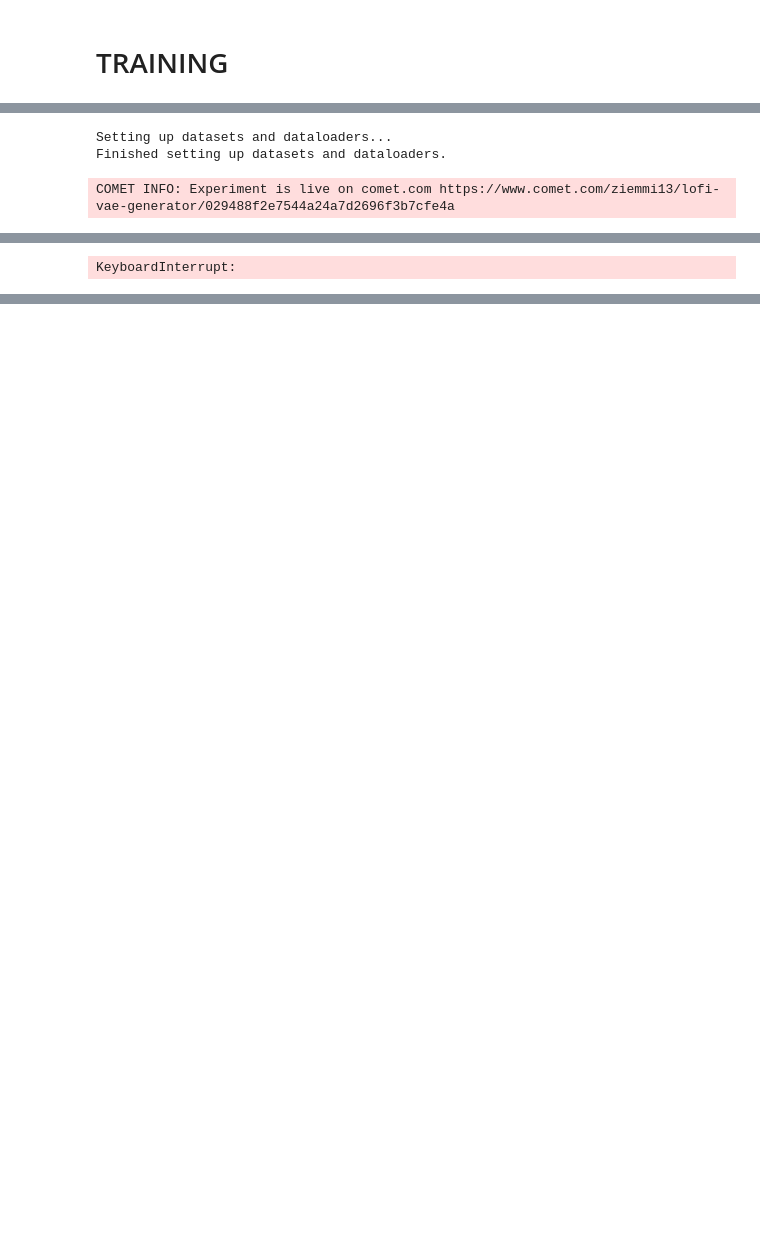
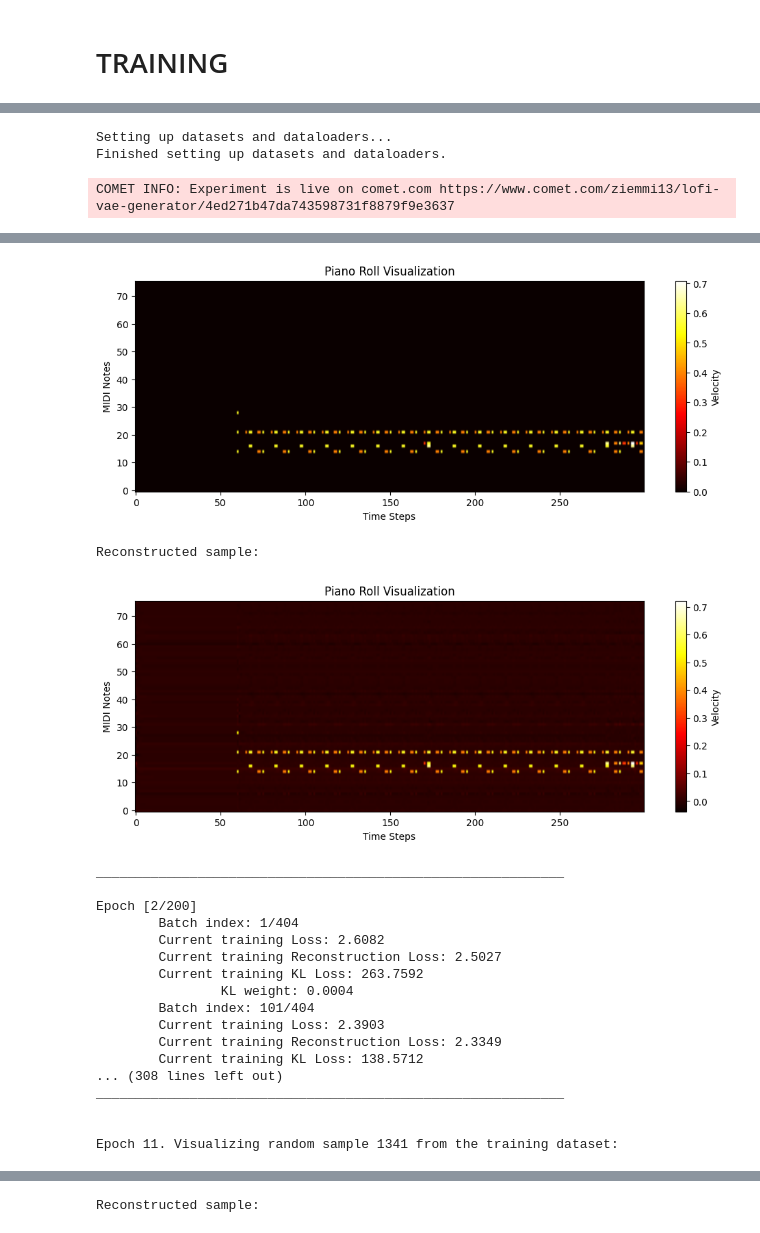
Before and after one commit to ziemmi13/Lofi-VAE-generator, a Jupyter notebook: model/Training workbook.ipynb, the cells around one changed output, grey strips where cells are left out. Saved outputs shown, nothing was run; the diff lists cells and outputs as text; code cells hidden in the pictures; blank space fills up the shorter version.

```diff
--- a/model/Training workbook.ipynb
+++ b/model/Training workbook.ipynb
@@ -18,7 +18,7 @@ print(torch.version.cuda)
 device = torch.device("cuda" if torch.cuda.is_available() else "cpu")
 
 # Dataset setup
-dataset_dir = r"C:\Users\Hyperbook\Desktop\STUDIA\SEM III\PROJEKT ZESPOLOWY\dataset\transformed_dataset_smaller"
+dataset_dir = r"C:\Users\Hyperbook\Desktop\STUDIA\SEM III\PROJEKT ZESPOLOWY\dataset\transformed_dataset_3_imnstrumenty"
 
 # Model setup
 model = LofiModel()
@@ -48,9 +48,9 @@ Total trainable parameters: 279756
 # %%
 train(model,
         dataset_dir,
-        experiment_name="Drums-only small Dataset SMALLER MODEL",
+        experiment_name="Drums-only midi new 3 instrument dataset",
         verbose=True,
-        model_save_path = "./saved_models/best_models/Drumms-only small Dataset SMALLER MODEL.pth",
+        model_save_path = "./saved_models/best_models/Drumms-only midi.pth",
         weights_pth=None,
         early_stopping=True)
 # %% [output]
@@ -58,7 +58,7 @@ COMET WARNING: To get all data logged automatically, import comet_ml before the
 COMET WARNING: As you are running in a Jupyter environment, you will need to call `experiment.end()` when finished to ensure all metrics and code are logged before exiting.
 Setting up datasets and dataloaders...
 Finished setting up datasets and dataloaders.
-COMET INFO: Experiment is live on comet.com https://www.comet.com/ziemmi13/lofi-vae-generator/029488f2e7544a24a7d2696f3b7cfe4a
+COMET INFO: Experiment is live on comet.com https://www.comet.com/ziemmi13/lofi-vae-generator/4ed271b47da743598731f8879f9e3637
 =================
 STARTING TRAINING
 =================
@@ -79 +79,20 @@ Epoch [1/200]
+[figure, added]
-KeyboardInterrupt:
+Reconstructed sample:
+[figure, added]
+____________________________________________________________
+
+Epoch [2/200]
+        Batch index: 1/404
+        Current training Loss: 2.6082
+        Current training Reconstruction Loss: 2.5027
+        Current training KL Loss: 263.7592
+                KL weight: 0.0004
+        Batch index: 101/404
+        Current training Loss: 2.3903
+        Current training Reconstruction Loss: 2.3349
+        Current training KL Loss: 138.5712
+... (308 lines left out)
+____________________________________________________________
+
+
+Epoch 11. Visualizing random sample 1341 from the training dataset:
@@ -79,0 +100 @@ KeyboardInterrupt:
+Reconstructed sample:
```
Also changed, not shown: parts of 2 cells of this notebook, 10 other files.
